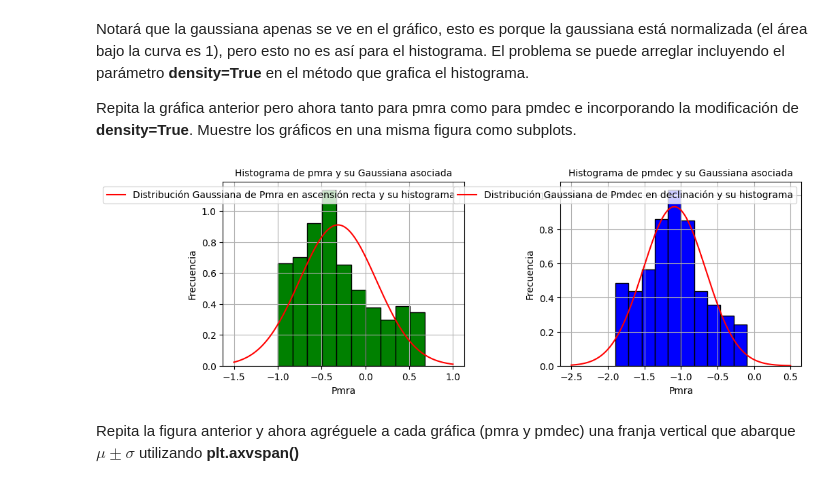
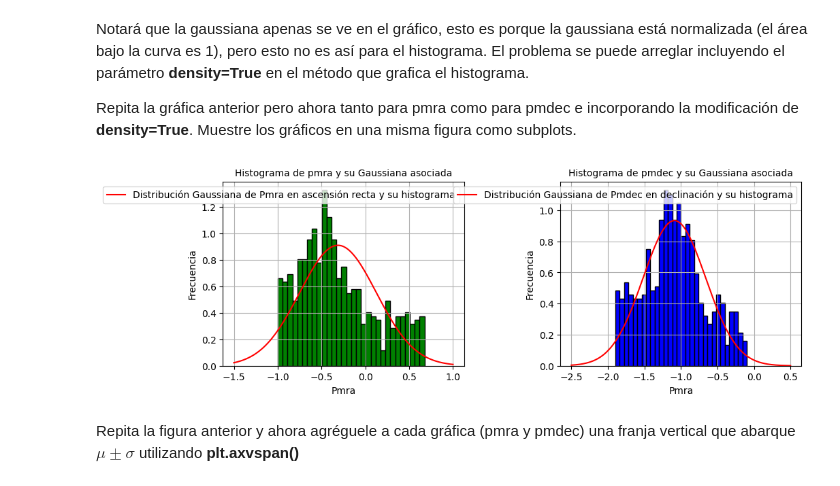
Before and after one commit to martinmaturana777/Tarea-2, a Jupyter notebook: Tarea2.ipynb, the cells around one changed output. Saved outputs shown, nothing was run; the diff lists cells and outputs as text; code cells hidden in the pictures.

```diff
--- a/Tarea2.ipynb
+++ b/Tarea2.ipynb
@@ -167,36 +197,36 @@ Repita la gráfica anterior pero ahora tanto para pmra como para pmdec e incorpo
 # %%
 #main figura
 fig=plt.figure(figsize=(10,8))
 #subplot
 ax1=fig.add_subplot(2,2,1)
 ax4=fig.add_subplot(2,2,2)
 
 #primer plot pmra1
 ax1.plot(x_pmra1, fx_pmra1, label='Distribución Gaussiana de Pmra en ascensión recta y su histograma', color='red')
-ax1.hist(pmra, density=True, color='g', edgecolor='black')
+ax1.hist(pmra, bins=30,density=True, color='g', edgecolor='black')
 ax1.set_xlabel('Pmra')
 ax1.set_ylabel('Frecuencia')
 ax1.set_title('Histograma de pmra y su Gaussiana asociada', fontsize=10)
 ax1.grid(True)
 ax1.legend()
 
 #cuarto plot pmdec2
 ax4.plot(x_pmdec2, fx_pmdec2, label='Distribución Gaussiana de Pmdec en declinación y su histograma', color='red')
-ax4.hist(pmdec, density=True, color='b', edgecolor='black')
+ax4.hist(pmdec, bins=30,density=True, color='b', edgecolor='black')
 ax4.set_xlabel('Pmra')
 ax4.set_ylabel('Frecuencia')
 ax4.set_title('Histograma de pmdec y su Gaussiana asociada', fontsize=10)
 ax4.grid(True)
 ax4.legend()
 
 #ajuste de espacio para q se vea mejor
 plt.tight_layout()
 plt.subplots_adjust(left=0.1, right=0.95, wspace=0.4, hspace=0.6, top=0.9)
 
 # Mostrar el gráfico
 plt.show()
 # %% [output]
-[figure, old version]
+[figure, new version]
 # %% [markdown]
 Repita la figura anterior y ahora agréguele a cada gráfica (pmra y pmdec) una franja vertical que abarque $\mu \pm \sigma$ utilizando **plt.axvspan()**
 # %%
```
Also changed, not shown: parts of 18 cells of this notebook.
